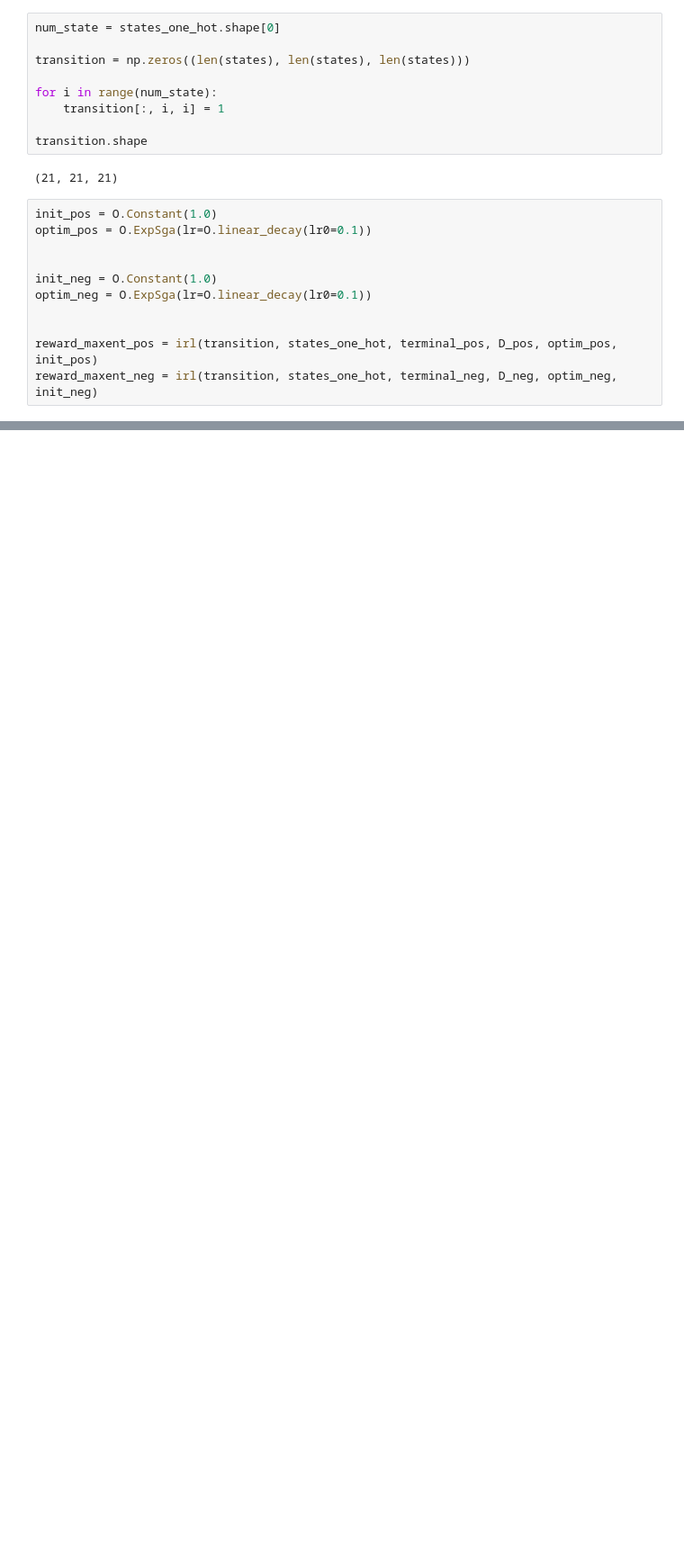
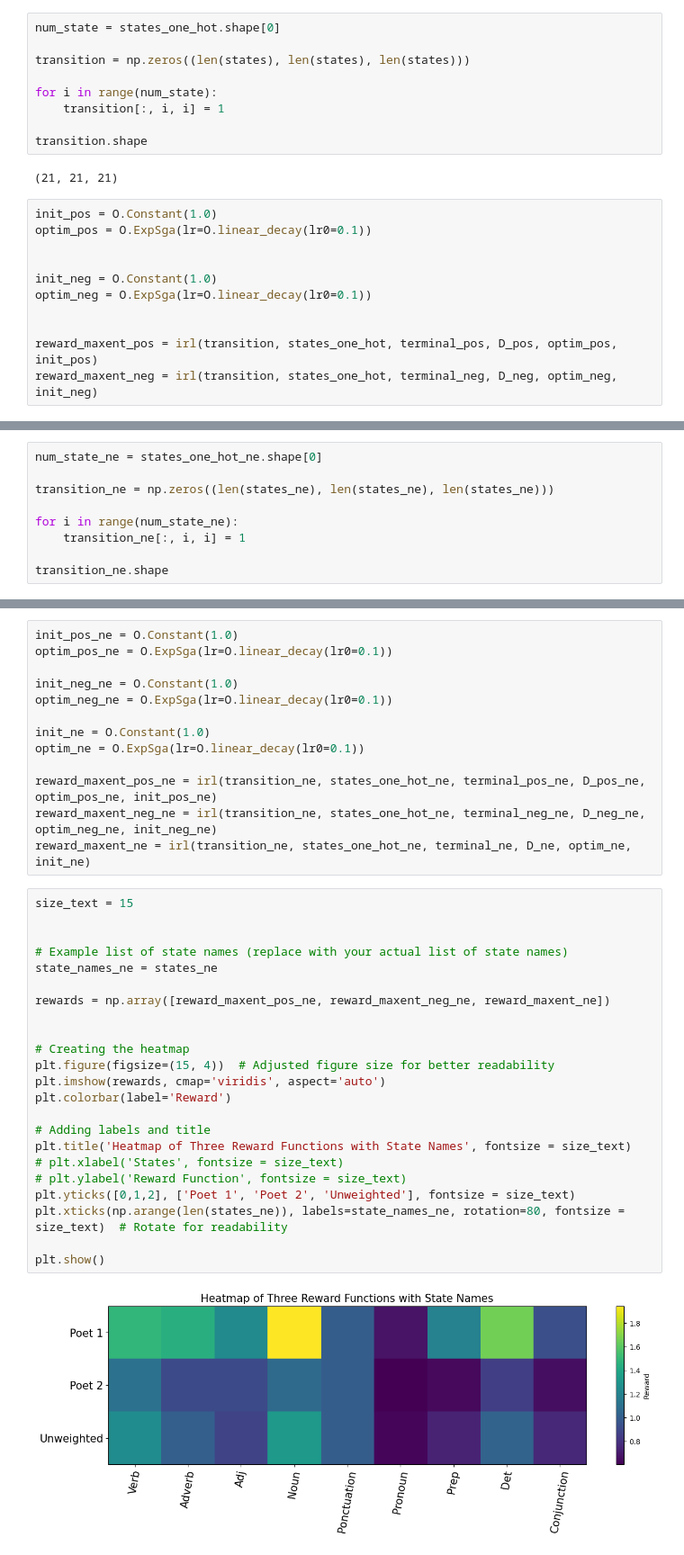
Before and after one commit to LeoBenac/NLP, a Jupyter notebook: NLP_project.ipynb, the cells around one changed output, grey strips where cells are left out. Shown at 90% size. Saved outputs shown, nothing was run; the diff lists cells and outputs as text; blank space fills up the shorter version.

Commit message:
added non-enriched CFG example (at the bottom of the notebook)

```diff
--- a/NLP_project.ipynb
+++ b/NLP_project.ipynb
@@ -1362,0 +963,9 @@ word_to_one_hot
+# %%
+num_state_ne = states_one_hot_ne.shape[0]
+
+transition_ne = np.zeros((len(states_ne), len(states_ne), len(states_ne)))
+
+for i in range(num_state_ne):
+    transition_ne[:, i, i] = 1
+
+transition_ne.shape
@@ -1362,0 +974,38 @@ word_to_one_hot
+# %%
+init_pos_ne = O.Constant(1.0)
+optim_pos_ne = O.ExpSga(lr=O.linear_decay(lr0=0.1))
+
+init_neg_ne = O.Constant(1.0)
+optim_neg_ne = O.ExpSga(lr=O.linear_decay(lr0=0.1))
+
+init_ne = O.Constant(1.0)
+optim_ne = O.ExpSga(lr=O.linear_decay(lr0=0.1))
+
+reward_maxent_pos_ne = irl(transition_ne, states_one_hot_ne, terminal_pos_ne, D_pos_ne, optim_pos_ne, init_pos_ne)
+reward_maxent_neg_ne = irl(transition_ne, states_one_hot_ne, terminal_neg_ne, D_neg_ne, optim_neg_ne, init_neg_ne)
+reward_maxent_ne = irl(transition_ne, states_one_hot_ne, terminal_ne, D_ne, optim_ne, init_ne)
+# %%
+size_text = 15
+
+
+# Example list of state names (replace with your actual list of state names)
+state_names_ne = states_ne
+
+rewards = np.array([reward_maxent_pos_ne, reward_maxent_neg_ne, reward_maxent_ne])
+
+
+# Creating the heatmap
+plt.figure(figsize=(15, 4))  # Adjusted figure size for better readability
+plt.imshow(rewards, cmap='viridis', aspect='auto')
+plt.colorbar(label='Reward')
+
+# Adding labels and title
+plt.title('Heatmap of Three Reward Functions with State Names', fontsize = size_text)
+# plt.xlabel('States', fontsize = size_text)
+# plt.ylabel('Reward Function', fontsize = size_text)
+plt.yticks([0,1,2], ['Poet 1', 'Poet 2', 'Unweighted'], fontsize = size_text)
+plt.xticks(np.arange(len(states_ne)), labels=state_names_ne, rotation=80, fontsize = size_text)  # Rotate for readability
+
+plt.show()
+# %% [output]
+[figure, added]
```
Also changed, not shown: parts of 74 cells of this notebook.
